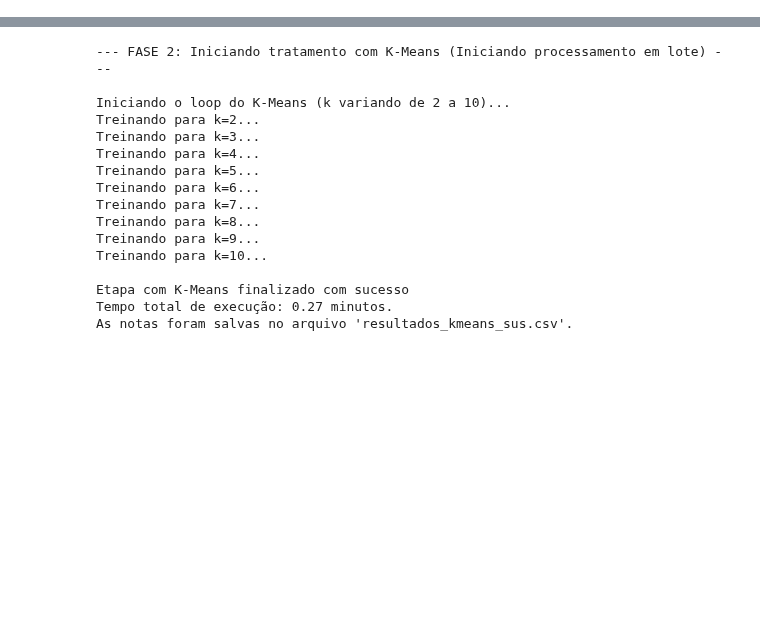
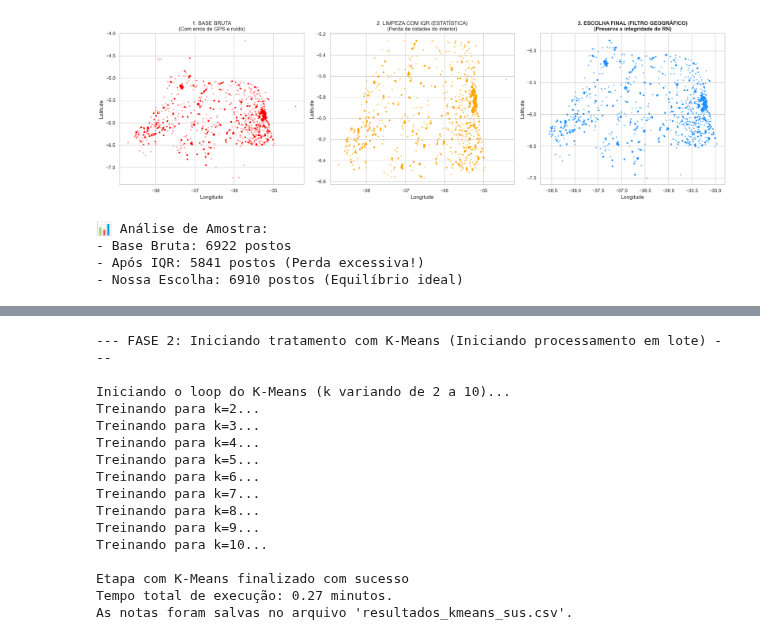
Before and after one commit to fabriciogmaraes/clusterizacao-sus-rn, a Jupyter notebook: estabelecimentos_sus.ipynb, the cells around one changed output, grey strips where cells are left out. Saved outputs shown, nothing was run; the diff lists cells and outputs as text; code cells hidden in the pictures; blank space fills up the shorter version.

```diff
--- a/estabelecimentos_sus.ipynb
+++ b/estabelecimentos_sus.ipynb
@@ -203,0 +146,46 @@ Base com frequency encoding salva com sucesso
+# %%
+#Célula 4.2: Comparativo de uso de IRQ para limpeza de outliers
+df_original_geo = df_analise.dropna(subset=['NU_LATITUDE', 'NU_LONGITUDE']).copy()
+
+#Cenário A: Limpeza com IQR (A que "corta" o estado)
+Q1 = df_original_geo[['NU_LATITUDE', 'NU_LONGITUDE']].quantile(0.25)
+Q3 = df_original_geo[['NU_LATITUDE', 'NU_LONGITUDE']].quantile(0.75)
+IQR = Q3 - Q1
+df_iqr = df_original_geo[~((df_original_geo[['NU_LATITUDE', 'NU_LONGITUDE']] < (Q1 - 1.5 * IQR)) |
+                           (df_original_geo[['NU_LATITUDE', 'NU_LONGITUDE']] > (Q3 + 1.5 * IQR))).any(axis=1)]
+
+#Cenário B: Escolha Final (Filtro Geográfico Real - df_limpo que já temos)
+
+#Plotagem Tripla para o Artigo
+fig, axes = plt.subplots(1, 3, figsize=(20, 6))
+
+#Mapa 1: Base Bruta sem tratamento
+axes[0].scatter(df_original_geo['NU_LONGITUDE'], df_original_geo['NU_LATITUDE'], s=5, color='red', alpha=0.3)
+axes[0].set_title('1. BASE BRUTA\n(Com erros de GPS e ruído)', fontsize=12)
+
+#Mapa 2: Limpeza com IQR
+axes[1].scatter(df_iqr['NU_LONGITUDE'], df_iqr['NU_LATITUDE'], s=5, color='orange', alpha=0.5)
+axes[1].set_title('2. LIMPEZA COM IQR (ESTATÍSTICA)\n(Perda de cidades do interior)', fontsize=12)
+
+#Mapa 3: Escolha Final com limpeza suave
+axes[2].scatter(df_limpo['NU_LONGITUDE'], df_limpo['NU_LATITUDE'], s=5, color='dodgerblue', alpha=0.5)
+axes[2].set_title('3. ESCOLHA FINAL (FILTRO GEOGRÁFICO)\n(Preserva a integridade do RN)', fontsize=12, fontweight='bold')
+
+for ax in axes:
+    ax.set_xlabel('Longitude')
+    ax.set_ylabel('Latitude')
+
+plt.tight_layout()
+plt.savefig('justificativa_metodologica_mapas.png', dpi=300)
+plt.show()
+
+print(f"📊 Análise de Amostra:")
+print(f"- Base Bruta: {len(df_original_geo)} postos")
+print(f"- Após IQR: {len(df_iqr)} postos (Perda excessiva!)")
+print(f"- Nossa Escolha: {len(df_limpo)} postos (Equilíbrio ideal)")
+# %% [output]
+[figure, added]
+📊 Análise de Amostra:
+- Base Bruta: 6922 postos
+- Após IQR: 5841 postos (Perda excessiva!)
+- Nossa Escolha: 6910 postos (Equilíbrio ideal)
```
Also changed, not shown: parts of 10 cells of this notebook, 5 other files.
